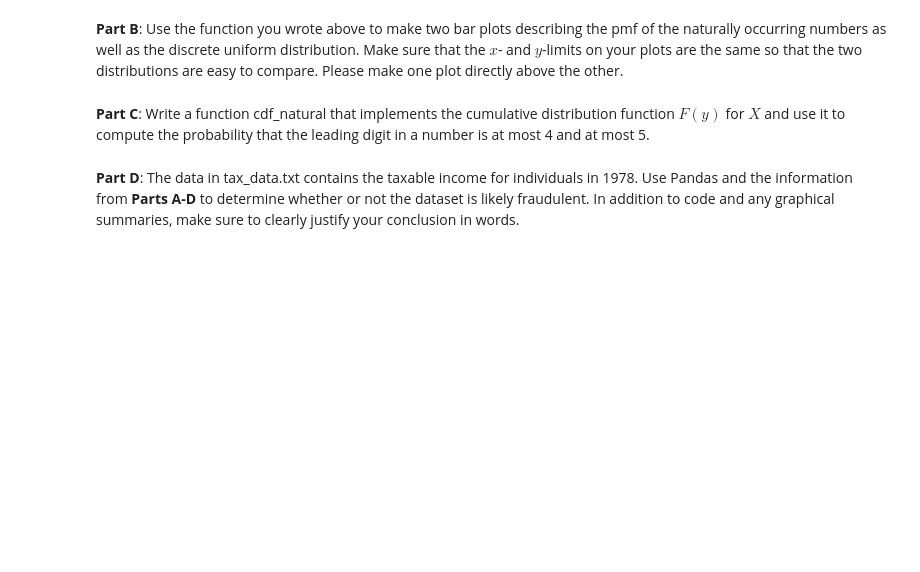
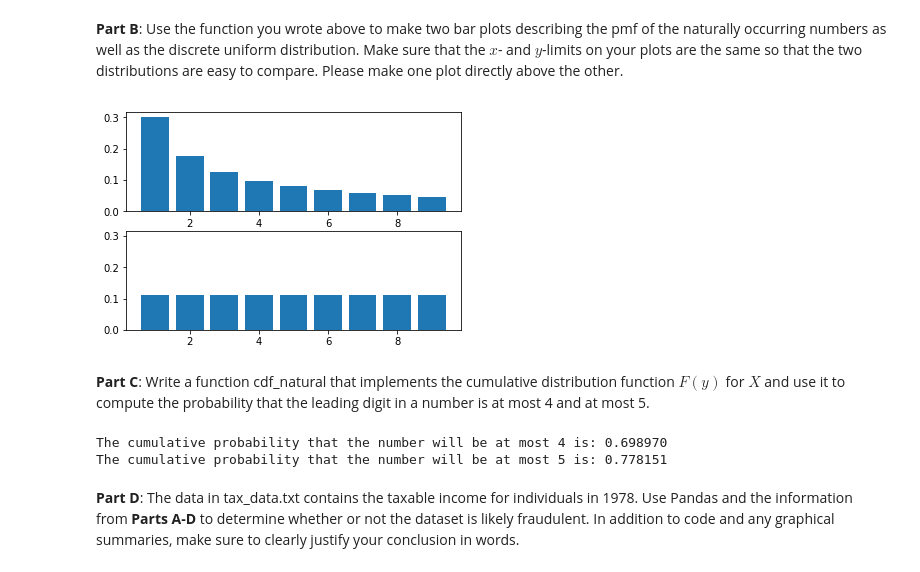
Before and after one commit to robertrenecker/csci3022, a Jupyter notebook: homework/homework3/hmwk03_Renecker_Robert.ipynb, the cells around one changed output. Saved outputs shown, nothing was run; the diff lists cells and outputs as text; code cells hidden in the pictures; blank space fills up the shorter version.

```diff
--- a/homework/homework3/hmwk03_Renecker_Robert.ipynb
+++ b/homework/homework3/hmwk03_Renecker_Robert.ipynb
@@ -201,11 +208,22 @@ f(x) = \log_{10}\left( \frac{x+1}{x} \right) \quad \textrm{for } x = 1, 2, \ldot
 $$
 # %% [markdown]
 **Part A**: Write a function pmf_natural that implements $f(x)$. Your function should take in an integer $x$ and return $f(x) = P(X = x)$.  Use your function to argue that $f(x)$ is a well-defined probability mass function.
-# %%
-def pmf_natural(x):
-    #something
-    return True
+# %%
+def pmf_natural(x):
+    #something
+    temp =  np.log10(((x+1)/x))
+    return temp;
+natural_dist = [pmf_natural(i) for i in range(1,10)]
 # %% [markdown]
 **Part B**: Use the function you wrote above to make two bar plots describing the pmf of the naturally occurring numbers as well as the discrete uniform distribution.  Make sure that the $x$- and $y$-limits on your plots are the same so that the two distributions are easy to compare. Please make one plot directly above the other.
+# %%
+fig, ax = plt.subplots(2,1, sharey=True);
+numbs = [1,2,3,4,5,6,7,8,9];
+ax[0].bar(numbs, natural_dist,);
+ax[1].bar(numbs, [(1/9) for i in range(1,10)])
+
+plt.show();
+# %% [output]
+[figure, added]
 # %% [markdown]
 **Part C**: Write a function cdf_natural that implements the cumulative distribution function $F(y)$ for $X$ and use it to compute the probability that the leading digit in a number is at most 4 and at most 5.
@@ -216,2 +230,14 @@ def cdf_natural(y):
+# %%
+def cdf_natural(y):
+    # something
+    cdf = 0;
+    for i in range(1,y+1):
+        cdf += pmf_natural(i);
+    return cdf
+print("The cumulative probability that the number will be at most 4 is: %f " % cdf_natural(4));
+print("The cumulative probability that the number will be at most 5 is: %f" % cdf_natural(5));
+# %% [output]
+The cumulative probability that the number will be at most 4 is: 0.698970
+The cumulative probability that the number will be at most 5 is: 0.778151
 # %% [markdown]
 **Part D**: The data in tax_data.txt contains the taxable income for individuals in 1978. Use Pandas and the information from **Parts A-D** to determine whether or not the dataset is likely fraudulent.  In addition to code and any graphical summaries, make sure to clearly justify your conclusion in words.
```
Also changed, not shown: parts of 19 cells of this notebook.
